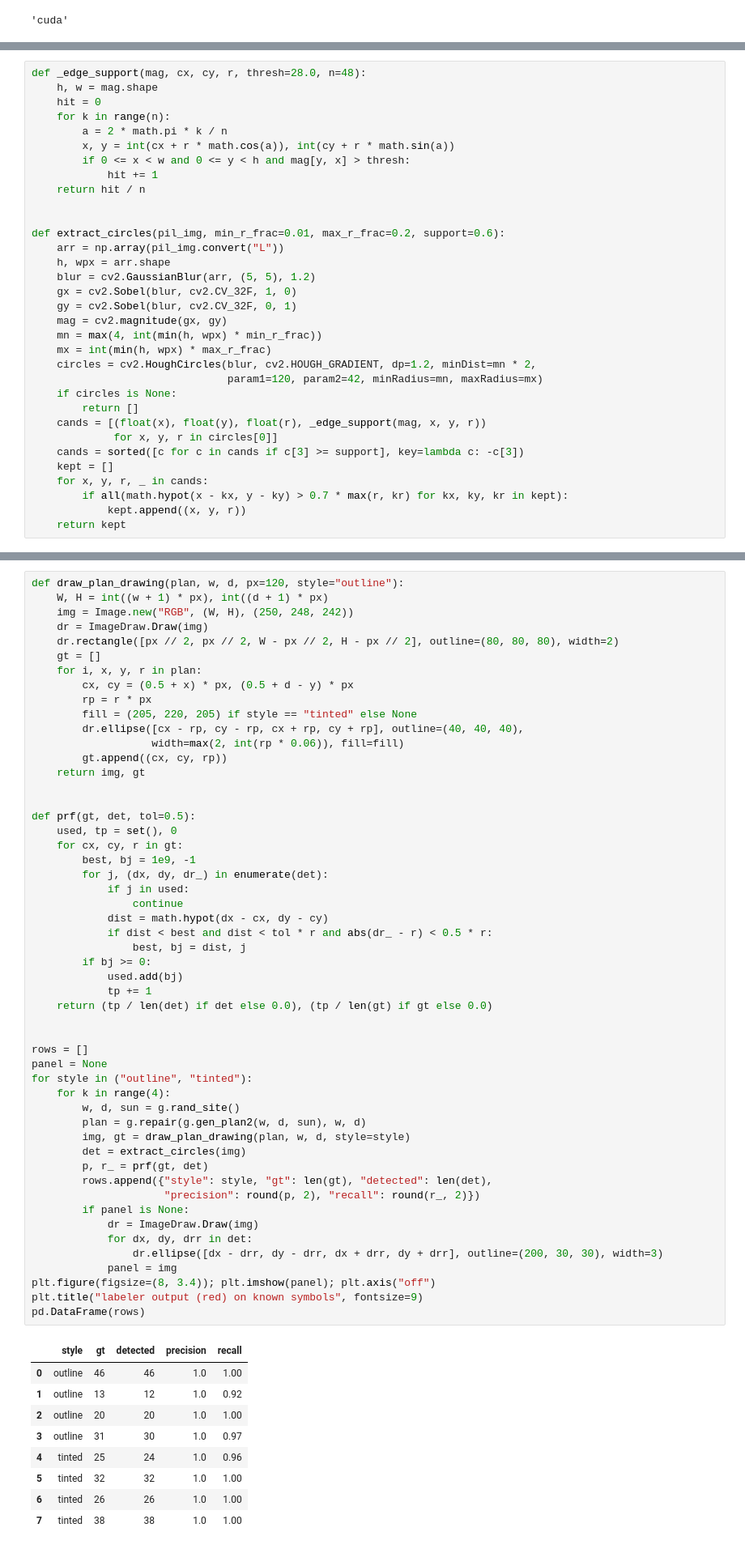
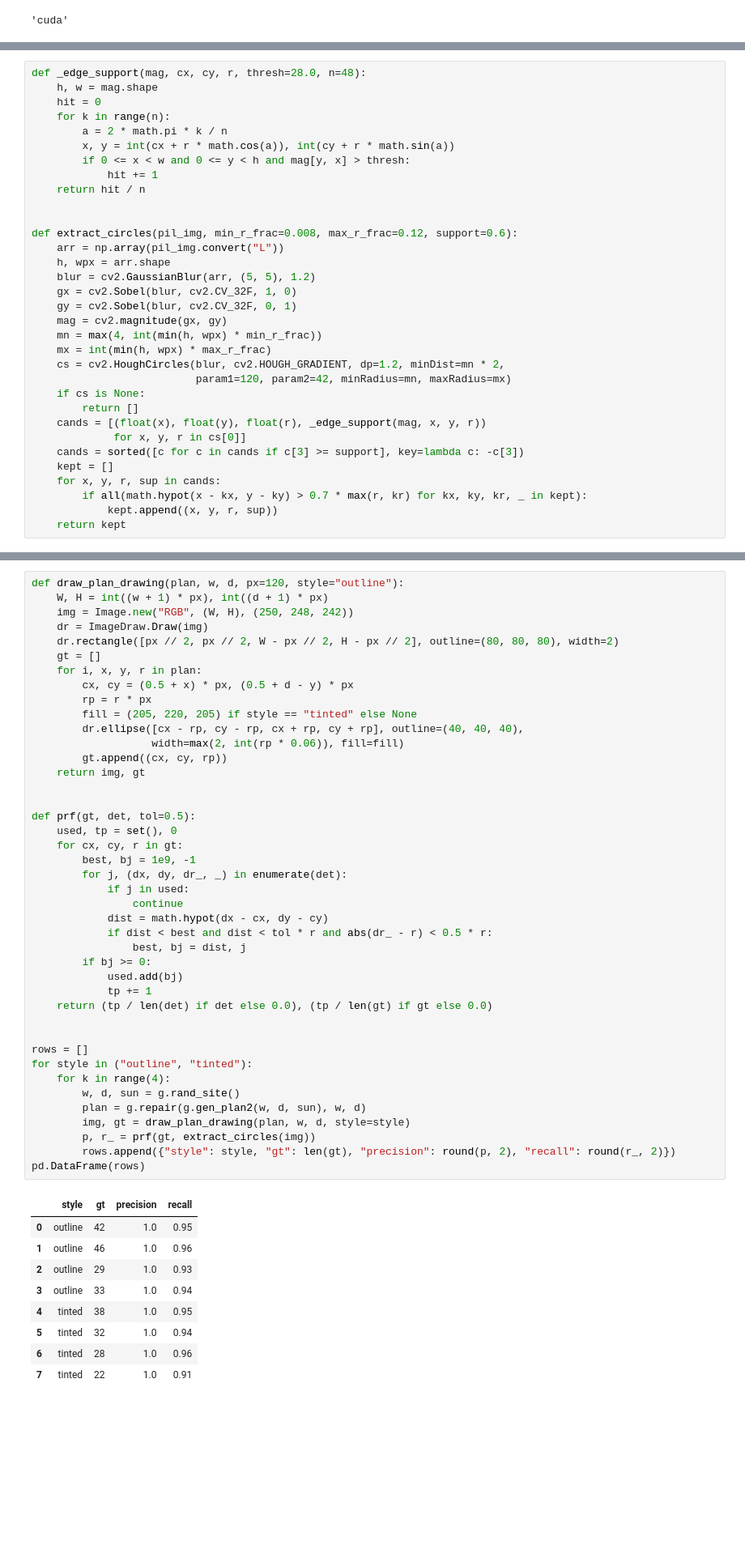
Before and after one commit to babnigg/botanical-vision, a Jupyter notebook: notebooks/14_real_plans.ipynb, the cells around one changed output, grey strips where cells are left out. Shown at 81% size. Saved outputs shown, nothing was run; the diff lists cells and outputs as text; blank space fills up the shorter version.

```diff
--- a/notebooks/14_real_plans.ipynb
+++ b/notebooks/14_real_plans.ipynb
@@ -59,7 +61,7 @@ def _edge_support(mag, cx, cy, r, thresh=28.0, n=48):
     return hit / n
 
 
-def extract_circles(pil_img, min_r_frac=0.01, max_r_frac=0.2, support=0.6):
+def extract_circles(pil_img, min_r_frac=0.008, max_r_frac=0.12, support=0.6):
     arr = np.array(pil_img.convert("L"))
     h, wpx = arr.shape
     blur = cv2.GaussianBlur(arr, (5, 5), 1.2)
@@ -68,15 +70,15 @@ def extract_circles(pil_img, min_r_frac=0.01, max_r_frac=0.2, support=0.6):
     mag = cv2.magnitude(gx, gy)
     mn = max(4, int(min(h, wpx) * min_r_frac))
     mx = int(min(h, wpx) * max_r_frac)
-    circles = cv2.HoughCircles(blur, cv2.HOUGH_GRADIENT, dp=1.2, minDist=mn * 2,
-                               param1=120, param2=42, minRadius=mn, maxRadius=mx)
-    if circles is None:
+    cs = cv2.HoughCircles(blur, cv2.HOUGH_GRADIENT, dp=1.2, minDist=mn * 2,
+                          param1=120, param2=42, minRadius=mn, maxRadius=mx)
+    if cs is None:
         return []
     cands = [(float(x), float(y), float(r), _edge_support(mag, x, y, r))
-             for x, y, r in circles[0]]
+             for x, y, r in cs[0]]
     cands = sorted([c for c in cands if c[3] >= support], key=lambda c: -c[3])
     kept = []
-    for x, y, r, _ in cands:
-        if all(math.hypot(x - kx, y - ky) > 0.7 * max(r, kr) for kx, ky, kr in kept):
-            kept.append((x, y, r))
+    for x, y, r, sup in cands:
+        if all(math.hypot(x - kx, y - ky) > 0.7 * max(r, kr) for kx, ky, kr, _ in kept):
+            kept.append((x, y, r, sup))
     return kept
@@ -99,52 +97,42 @@ def draw_plan_drawing(plan, w, d, px=120, style="outline"):
         fill = (205, 220, 205) if style == "tinted" else None
         dr.ellipse([cx - rp, cy - rp, cx + rp, cy + rp], outline=(40, 40, 40),
                    width=max(2, int(rp * 0.06)), fill=fill)
         gt.append((cx, cy, rp))
     return img, gt
 
 
 def prf(gt, det, tol=0.5):
     used, tp = set(), 0
     for cx, cy, r in gt:
         best, bj = 1e9, -1
-        for j, (dx, dy, dr_) in enumerate(det):
+        for j, (dx, dy, dr_, _) in enumerate(det):
             if j in used:
                 continue
             dist = math.hypot(dx - cx, dy - cy)
             if dist < best and dist < tol * r and abs(dr_ - r) < 0.5 * r:
                 best, bj = dist, j
         if bj >= 0:
             used.add(bj)
             tp += 1
     return (tp / len(det) if det else 0.0), (tp / len(gt) if gt else 0.0)
 
 
 rows = []
-panel = None
 for style in ("outline", "tinted"):
     for k in range(4):
         w, d, sun = g.rand_site()
         plan = g.repair(g.gen_plan2(w, d, sun), w, d)
         img, gt = draw_plan_drawing(plan, w, d, style=style)
-        det = extract_circles(img)
-        p, r_ = prf(gt, det)
-        rows.append({"style": style, "gt": len(gt), "detected": len(det),
-                     "precision": round(p, 2), "recall": round(r_, 2)})
-        if panel is None:
-            dr = ImageDraw.Draw(img)
-            for dx, dy, drr in det:
-                dr.ellipse([dx - drr, dy - drr, dx + drr, dy + drr], outline=(200, 30, 30), width=3)
-            panel = img
-plt.figure(figsize=(8, 3.4)); plt.imshow(panel); plt.axis("off")
-plt.title("labeler output (red) on known symbols", fontsize=9)
+        p, r_ = prf(gt, extract_circles(img))
+        rows.append({"style": style, "gt": len(gt), "precision": round(p, 2), "recall": round(r_, 2)})
 pd.DataFrame(rows)
 # %% [output]
-|  | style | gt | detected | precision | recall |
-| 0 | outline | 46 | 46 | 1.0 | 1.00 |
-| 1 | outline | 13 | 12 | 1.0 | 0.92 |
-| 2 | outline | 20 | 20 | 1.0 | 1.00 |
-| 3 | outline | 31 | 30 | 1.0 | 0.97 |
-| 4 | tinted | 25 | 24 | 1.0 | 0.96 |
-| 5 | tinted | 32 | 32 | 1.0 | 1.00 |
-| 6 | tinted | 26 | 26 | 1.0 | 1.00 |
-| 7 | tinted | 38 | 38 | 1.0 | 1.00 |
+|  | style | gt | precision | recall |
+| 0 | outline | 42 | 1.0 | 0.95 |
+| 1 | outline | 46 | 1.0 | 0.96 |
+| 2 | outline | 29 | 1.0 | 0.93 |
+| 3 | outline | 33 | 1.0 | 0.94 |
+| 4 | tinted | 38 | 1.0 | 0.95 |
+| 5 | tinted | 32 | 1.0 | 0.94 |
+| 6 | tinted | 28 | 1.0 | 0.96 |
+| 7 | tinted | 22 | 1.0 | 0.91 |
```
Also changed, not shown: parts of 22 cells of this notebook, 1 other file.
